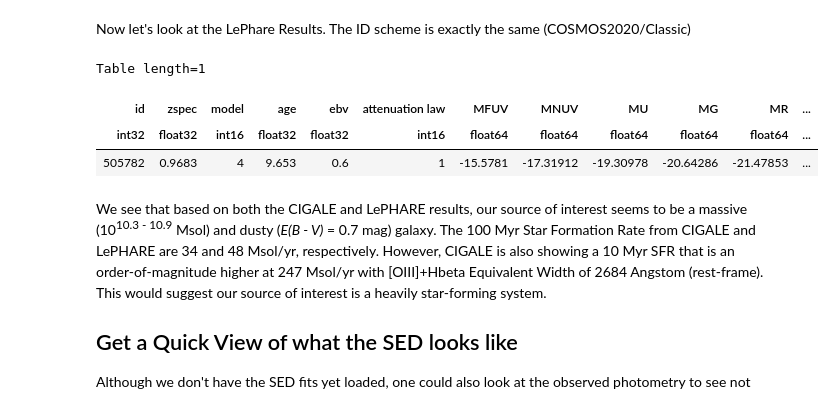
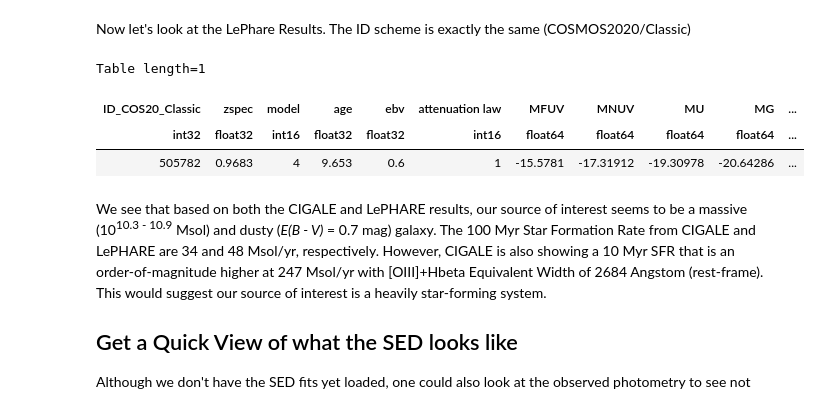
Before and after one commit to cosmosastro/speczcompilation, a Jupyter notebook: examples/query_compilation.ipynb, the cells around one changed output. Cells and saved outputs as stored; diff of their text form; code cells hidden in the pictures.

```diff
--- a/examples/query_compilation.ipynb
+++ b/examples/query_compilation.ipynb
@@ -170,17 +170,17 @@ Now let's look at the LePhare Results. The ID scheme is exactly the same (COSMOS
 # %%
 # Load in the LePHARE SED Results
 lephare = Table.read("../sed_fitting/lephare/lephare_results_specz_compilation_DR1.00.fits")
 
 # Mask the LePHARE Results to only our source of interest
-mask = lephare['id'] == matched['Id_COS20_Classic'][0]
+mask = lephare['ID_COS20_Classic'] == matched['Id_COS20_Classic'][0]
 
 # Show the LePHARE Results
 lephare[mask]
 # %% [output]
 Table length=1
-| id | zspec | model | age | ebv | attenuation law | MFUV | MNUV | MU | MG | MR | ... |
-| int32 | float32 | int16 | float32 | float32 | int16 | float64 | float64 | float64 | float64 | float64 | ... |
-| 505782 | 0.9683 | 4 | 9.653 | 0.6 | 1 | -15.5781 | -17.31912 | -19.30978 | -20.64286 | -21.47853 | ... |
+| ID_COS20_Classic | zspec | model | age | ebv | attenuation law | MFUV | MNUV | MU | MG | ... |
+| int32 | float32 | int16 | float32 | float32 | int16 | float64 | float64 | float64 | float64 | ... |
+| 505782 | 0.9683 | 4 | 9.653 | 0.6 | 1 | -15.5781 | -17.31912 | -19.30978 | -20.64286 | ... |
 # %% [markdown]
 We see that based on both the CIGALE and LePHARE results, our source of interest seems to be a massive (10<sup>10.3 - 10.9</sup> Msol) and dusty (*E(B - V)* = 0.7 mag) galaxy. The 100 Myr Star Formation Rate from CIGALE and LePHARE are 34 and 48 Msol/yr, respectively. However, CIGALE is also showing a 10 Myr SFR that is an order-of-magnitude higher at 247 Msol/yr with [OIII]+Hbeta Equivalent Width of 2684 Angstom (rest-frame). This would suggest our source of interest is a heavily star-forming system.
 
```
Also changed, not shown: parts of 2 cells of this notebook, 4 other files.
